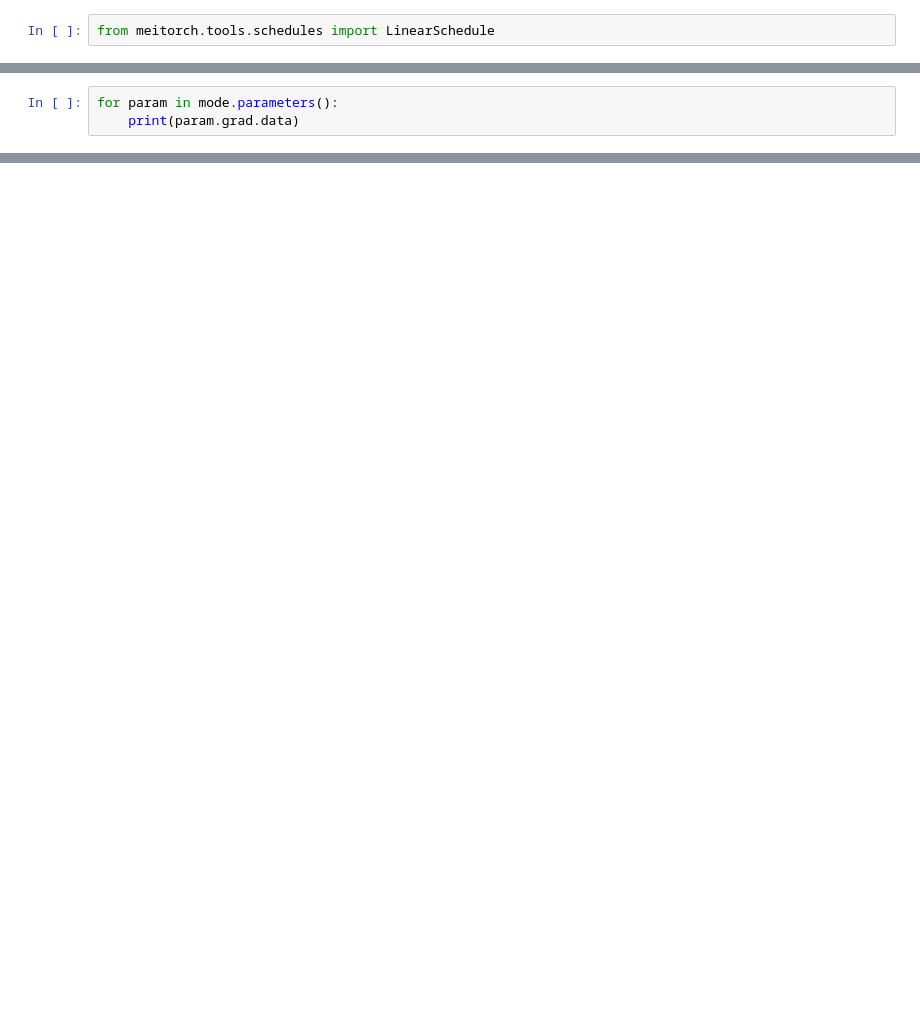
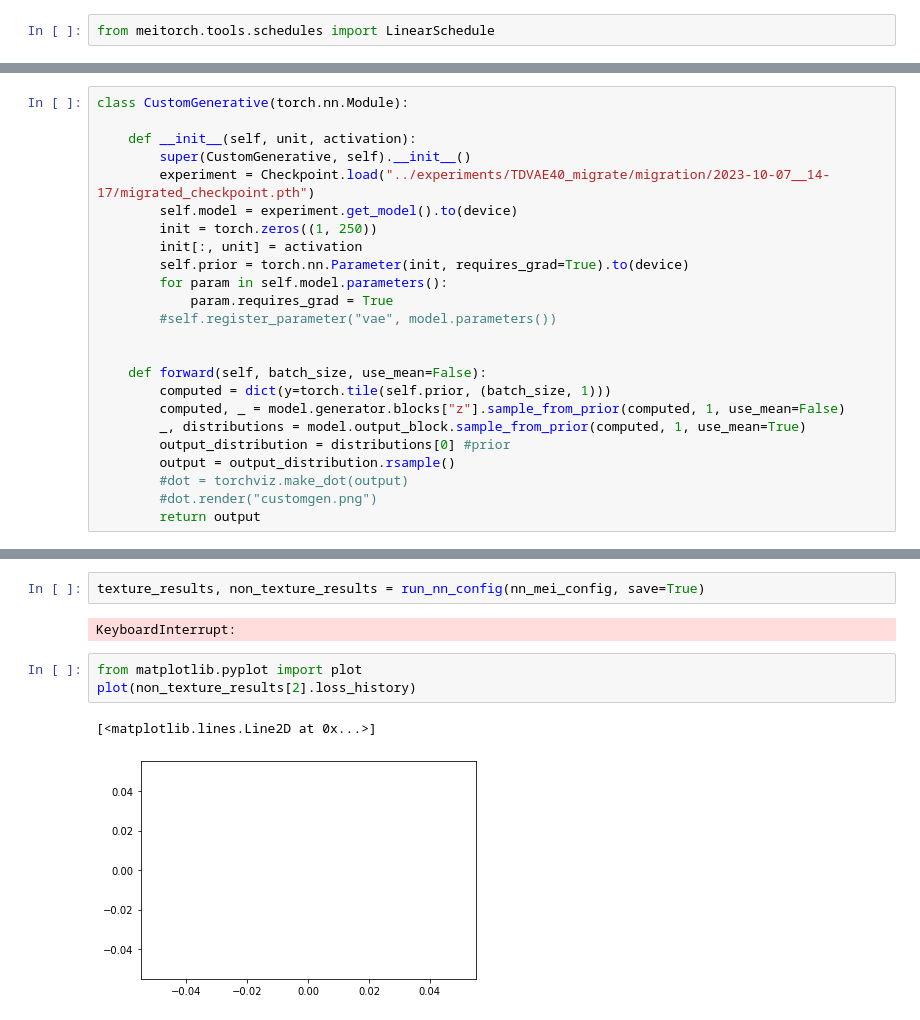
Before and after one commit to lacykaltgr/hvae, a Jupyter notebook: eval_notebooks/tdvae_mei.ipynb, the cells around one changed output, grey strips where cells are left out. Cells and saved outputs as stored; diff of their text form; blank space fills up the shorter version.

```diff
--- a/eval_notebooks/tdvae_mei.ipynb
+++ b/eval_notebooks/tdvae_mei.ipynb
@@ -451,3 +223,0 @@ computed["y"].mean(dim=(0,1)).backward()
-# %%
-for param in mode.parameters():
-    print(param.grad.data)
@@ -477,0 +270,24 @@ plot(texture_results[0].loss_history)
+# %%
+class CustomGenerative(torch.nn.Module):
+
+    def __init__(self, unit, activation):
+        super(CustomGenerative, self).__init__()
+        experiment = Checkpoint.load("../experiments/TDVAE40_migrate/migration/2023-10-07__14-17/migrated_checkpoint.pth")
+        self.model = experiment.get_model().to(device)
+        init = torch.zeros((1, 250))
+        init[:, unit] = activation
+        self.prior = torch.nn.Parameter(init, requires_grad=True).to(device)
+        for param in self.model.parameters():
+            param.requires_grad = True
+        #self.register_parameter("vae", model.parameters())
+
+
+    def forward(self, batch_size, use_mean=False):
+        computed = dict(y=torch.tile(self.prior, (batch_size, 1)))
+        computed, _ = model.generator.blocks["z"].sample_from_prior(computed, 1, use_mean=False)
+        _, distributions = model.output_block.sample_from_prior(computed, 1, use_mean=True)
+        output_distribution = distributions[0] #prior
+        output = output_distribution.rsample()
+        #dot = torchviz.make_dot(output)
+        #dot.render("customgen.png")
+        return output
@@ -477,0 +344,10 @@ plot(texture_results[0].loss_history)
+# %%
+texture_results, non_texture_results = run_nn_config(nn_mei_config, save=True)
+# %% [output]
+KeyboardInterrupt:
+# %%
+from matplotlib.pyplot import plot
+plot(non_texture_results[2].loss_history)
+# %% [output]
+[<matplotlib.lines.Line2D at 0x...>]
+[figure, added]
```
Also changed, not shown: parts of 23 cells of this notebook, 3 other files.
